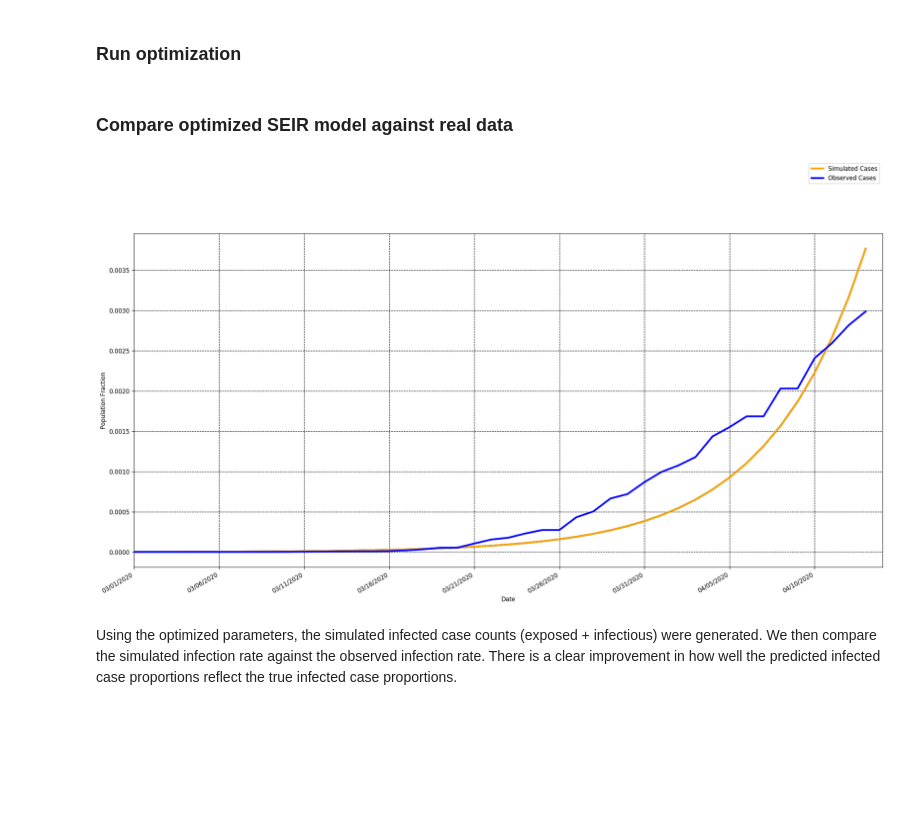
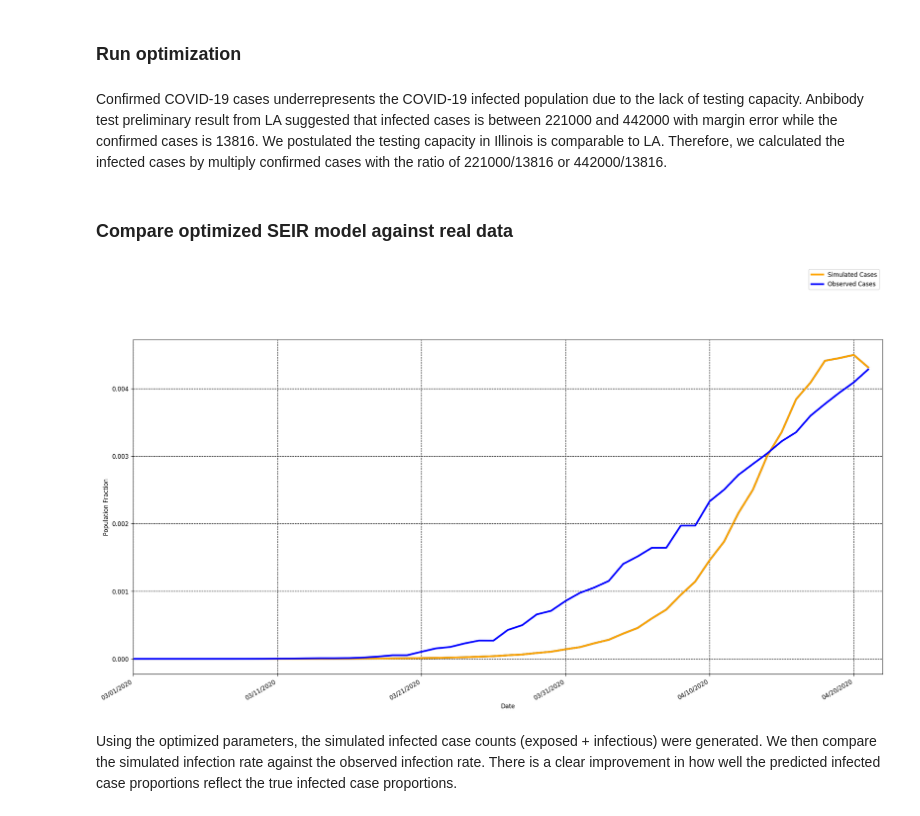
Before and after one commit to uc-cdis/covid19-tools, a Jupyter notebook: covid19-notebooks/chicago-seir-forecast/covid19_seir.ipynb, the cells around one changed output. Drawn from its saved outputs; the diff is of its cells as text; code cells hidden in the pictures; blank space fills up the shorter version.

Commit message:
Feat/seir (#32)
* update simulation

* add comment

* add comment

* add testing capacity

```diff
--- a/covid19-notebooks/chicago-seir-forecast/covid19_seir.ipynb
+++ b/covid19-notebooks/chicago-seir-forecast/covid19_seir.ipynb
@@ -389,12 +382,35 @@ opt_p = seir_eval.optimize(params)
+# %% [markdown]
+Confirmed COVID-19 cases underrepresents the COVID-19 infected population due to the lack of testing capacity. Anbibody test preliminary result from LA suggested that infected cases is between 221000 and 442000 with margin error while the confirmed cases is 13816. We postulated the testing capacity in Illinois is comparable to LA. Therefore, we calculated the infected cases by multiply confirmed cases with the ratio of 221000/13816 or 442000/13816.
+# %%
+# Set up population distribution in initial state
+min_ratio = 221000/13816
+max_ratio = 442000/13816
+infected_cases = df.confirmed / N - df.deaths / N
+
+# Instantiate the class
+min_seir_eval = OptimizeParameters(init_vals, infected_cases * min_ratio)
+max_seir_eval = OptimizeParameters(init_vals, infected_cases * max_ratio)
+
+# Run optimiza function
+min_opt_p = min_seir_eval.optimize(params)
+max_opt_p = max_seir_eval.optimize(params)
 # %% [markdown]
 ### Compare optimized SEIR model against real data
-# %%
-epsilon, beta, gamma = opt_p.x
-params = epsilon, beta, gamma
-results = base_seir_model(init_vals, params, t)
-validate_modeled((results[:days, 1] + results[:days, 2]), df.confirmed / N)
-# %% [output]
-[figure, removed]
+# %%
+min_results = base_seir_model(init_vals, min_opt_p.x, t)
+max_results = base_seir_model(init_vals, max_opt_p.x, t)
+
+min_simulated_cases = (min_results[:days,1] + min_results[:days,2]) * N/min_ratio
+min_simulated_cases = [int(x) for x in min_simulated_cases]
+
+max_simulated_cases = (max_results[:days,1] + max_results[:days,2]) * N/max_ratio
+max_simulated_cases = [int(x) for x in max_simulated_cases]
+
+avg_simulated_cases = [sum(i)/(2*N) for i in zip(min_simulated_cases, max_simulated_cases)]
+
+validate_modeled(avg_simulated_cases, df.confirmed / N - df.deaths / N)
+# %% [output]
+[figure, added]
 # %% [markdown]
 Using the optimized parameters, the simulated infected case counts (exposed + infectious) were generated. We then compare the simulated infection rate against the observed infection rate. There is a clear improvement in how well the predicted infected case proportions reflect the true infected case proportions.
 # %% [markdown]
```
Also changed, not shown: parts of 4 cells of this notebook, 1 other file.
